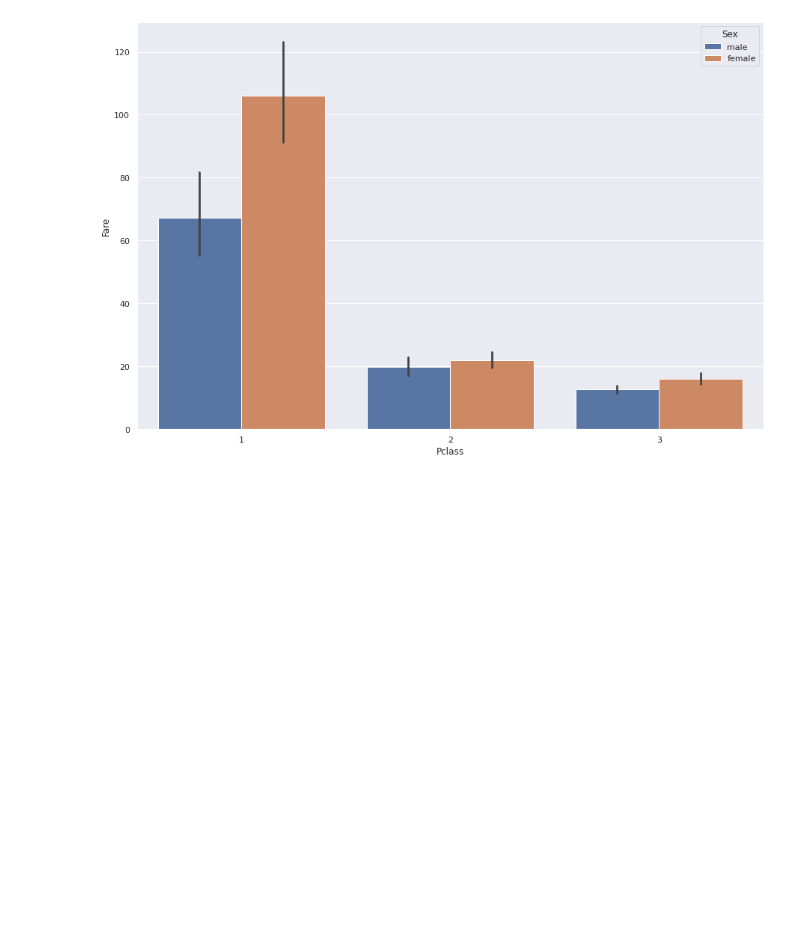
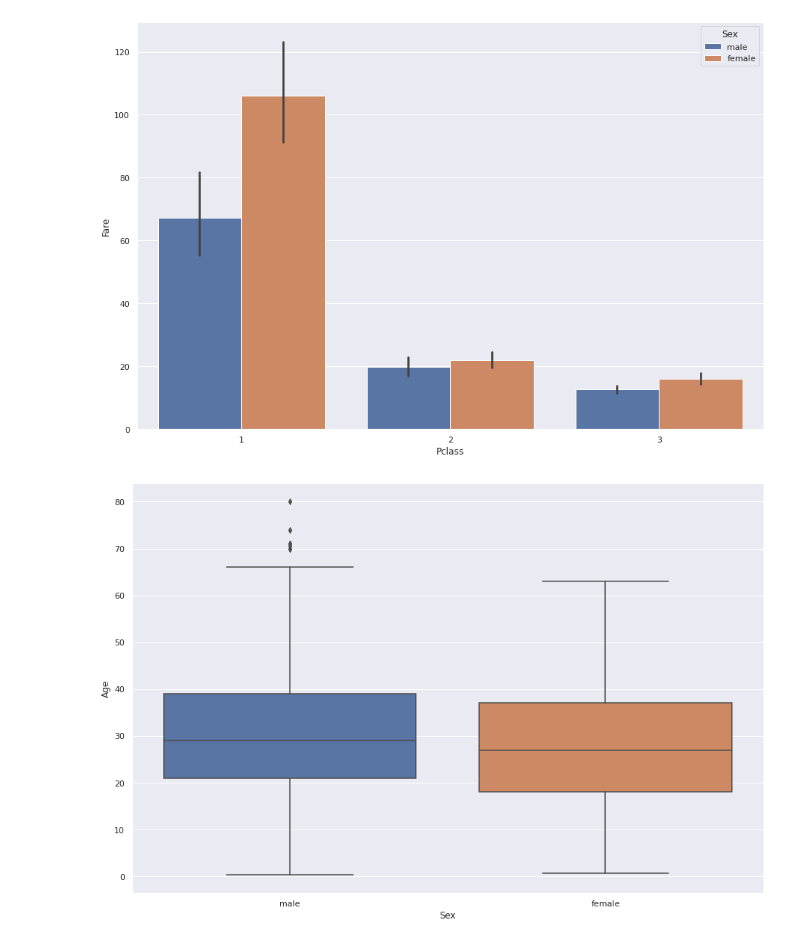
Before and after one commit to FMurunga/DataScience-Projects, a Jupyter notebook: Titanic_Exploratory_Data_Analysis.ipynb, the cells around one changed output. Saved outputs shown, nothing was run; the diff lists cells and outputs as text; code cells hidden in the pictures; blank space fills up the shorter version.

```diff
--- a/Titanic_Exploratory_Data_Analysis.ipynb
+++ b/Titanic_Exploratory_Data_Analysis.ipynb
@@ -48,0 +70,12 @@ data
+# %%
+#fill missing values?
+#1.Age
+mean_age= data['Age'].mean()
+data['Age'].fillna(mean_age,inplace=True)
+
+#Categorical variables: cabin and embarked
+data['Cabin'].fillna('Unkown', inplace=True)
+data['Embarked'].fillna('N', inplace=True)
+
+data.isnull().sum()
+#No missing values
@@ -110,3 +204,9 @@ sns.barplot(x='Pclass',y='Fare', hue='Sex', data=data)
 plt.show()
 # %% [output]
 [figure]
+# %%
+#Box plot multivariate analysis
+sns.boxplot(x='Sex',y='Age',data=data)
+plt.show()
+# %% [output]
+[figure, added]
```
Also changed, not shown: parts of 13 cells of this notebook.
